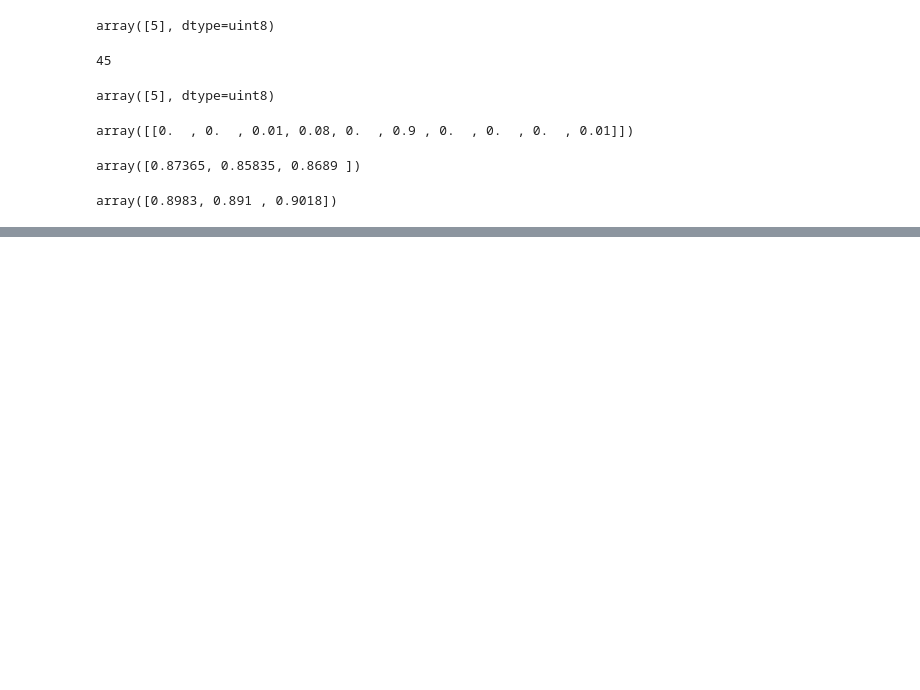
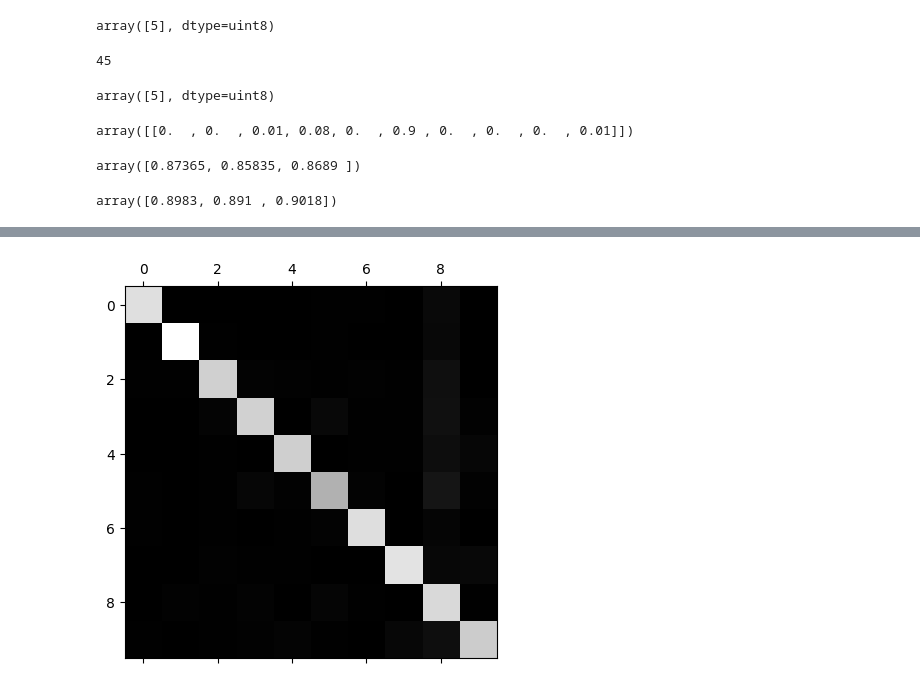
Before and after one commit to Luis098765/ml-with-aurelien-geron, a Jupyter notebook: project/notebooks/ch03/Chapter_3_Classification.ipynb, the cells around one changed output, grey strips where cells are left out. Cells and saved outputs as stored; diff of their text form; code cells hidden in the pictures; blank space fills up the shorter version.

```diff
--- a/project/notebooks/ch03/Chapter_3_Classification.ipynb
+++ b/project/notebooks/ch03/Chapter_3_Classification.ipynb
@@ -239,0 +242,4 @@ array([0.8983, 0.891 , 0.9018])
+# %%
+y_train_pred = cross_val_predict(sgd_clf, X_train_scaled, y_train, cv=3)
+conf_mx = confusion_matrix(y_train, y_train_pred)
+conf_mx
@@ -239,0 +257,5 @@ array([0.8983, 0.891 , 0.9018])
+# %%
+plt.matshow(conf_mx, cmap=plt.cm.gray)
+plt.show()
+# %% [output]
+[figure, added]
```
Also changed, not shown: parts of 6 cells of this notebook.
